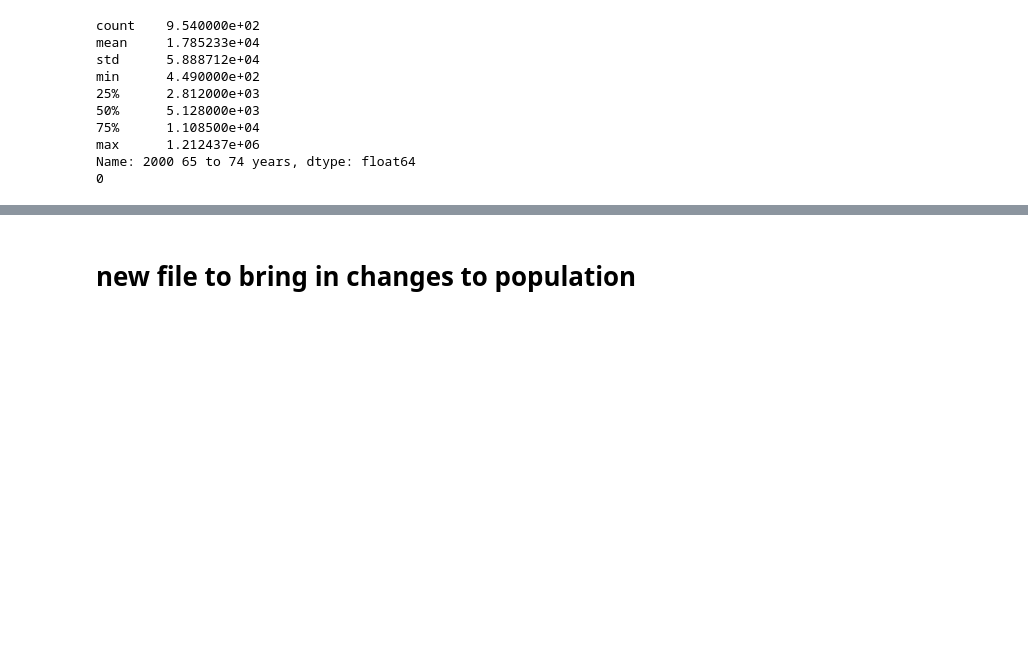
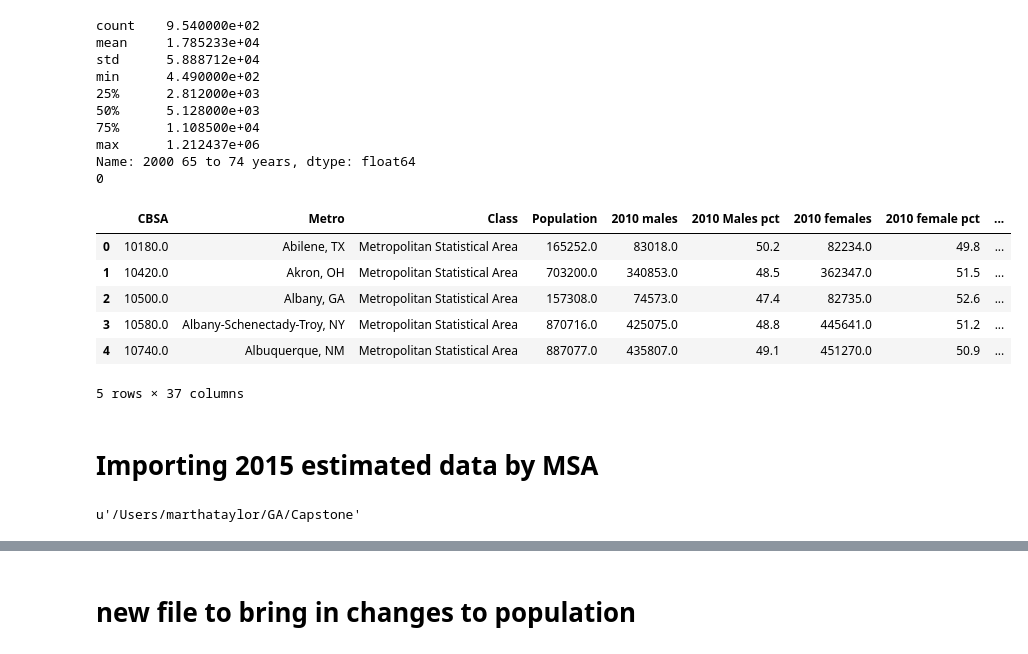
Before and after one commit to MLTaylor880/capstone, a Jupyter notebook: Capstone getting the data.ipynb, the cells around one changed output, grey strips where cells are left out. Saved outputs shown, nothing was run; the diff lists cells and outputs as text; code cells hidden in the pictures; blank space fills up the shorter version.

```diff
--- a/Capstone getting the data.ipynb
+++ b/Capstone getting the data.ipynb
@@ -68,8 +72,9 @@ Index([                  u'CBSA',                  u'Metro',
 #dropping the two rows that have NaN
 popAgeSexMetro.dropna(inplace='True')
 # %%
+#separating state from city so data by state can be joined in
 state=pd.DataFrame(popAgeSexMetro['Metro'].str.split(',',expand=True))
 state.reset_index(inplace=True)
-state=state[1]
-state.head()
+state=pd.DataFrame(state[1])
+state.columns
 # %% [output]
@@ -81,0 +82,15 @@ Name: 1, dtype: object
+# %%
+#merge state in and the the table
+popAgeSexMetro=pd.DataFrame(popAgeSexMetro).join(pd.DataFrame(state))
+popAgeSexMetro.columns=['CBSA', 'Metro', 'Class',u'Population', '2010 males',
+       '2010 Males pct', '2010 females', '2010 female pct',
+       '2010 Sex ratio1', '2010 Total population', '2000 males',
+       '2000 male pct', '2000 female pct', '2000 female pct.1',
+       '2000 Sex ratio1', '2010 median age', '2010 Under 18 years',
+       '2010 18 to 24 years', '2010 25 to 34 years', '2010 35 to 44 years',
+       '2010 45 to 54 years', '2010 55 to 64 years', '2010 65 to 74 years',
+       '2010 75 years and over', '2010 Median', '2000 Under 18 years',
+       '2000 18 to 24 years', '2000 25 to 34 years', '2000 35 to 44 years',
+       '2000 45 to 54 years', '2000 55 to 64 years', '2000 65 to 74 years',
+       '2000 75 years and over','state']
+popAgeSexMetro.head(2)
@@ -144,0 +167,16 @@ popAgeSexMetro['diff75']=popAgeSexMetro['2010 75 years and over']-popAgeSexMetro
+# %%
+popAgeSexMetro.head()
+# %% [output]
+|  | CBSA | Metro | Class | Population | 2010 males | 2010 Males pct | 2010 females | 2010 female pct | ... |
+| 0 | 10180.0 | Abilene, TX | Metropolitan Statistical Area | 165252.0 | 83018.0 | 50.2 | 82234.0 | 49.8 | ... |
+| 1 | 10420.0 | Akron, OH | Metropolitan Statistical Area | 703200.0 | 340853.0 | 48.5 | 362347.0 | 51.5 | ... |
+| 2 | 10500.0 | Albany, GA | Metropolitan Statistical Area | 157308.0 | 74573.0 | 47.4 | 82735.0 | 52.6 | ... |
+| 3 | 10580.0 | Albany-Schenectady-Troy, NY | Metropolitan Statistical Area | 870716.0 | 425075.0 | 48.8 | 445641.0 | 51.2 | ... |
+| 4 | 10740.0 | Albuquerque, NM | Metropolitan Statistical Area | 887077.0 | 435807.0 | 49.1 | 451270.0 | 50.9 | ... |
+5 rows × 37 columns
+# %% [markdown]
+# Importing 2015 estimated data by MSA
+# %%
+pwd
+# %% [output]
+u'/Users/marthataylor/GA/Capstone'
```
Also changed, not shown: parts of 25 cells of this notebook, 3 other files.
